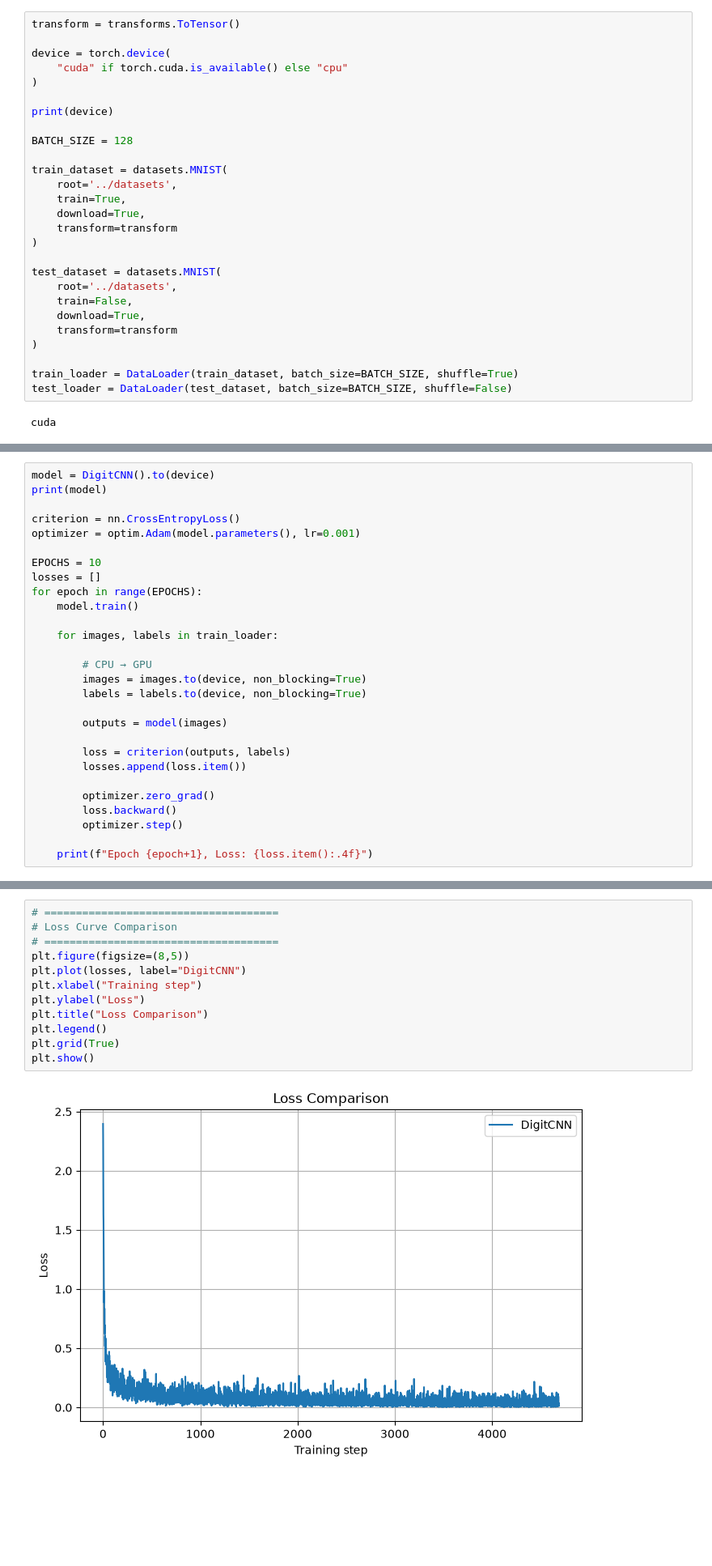
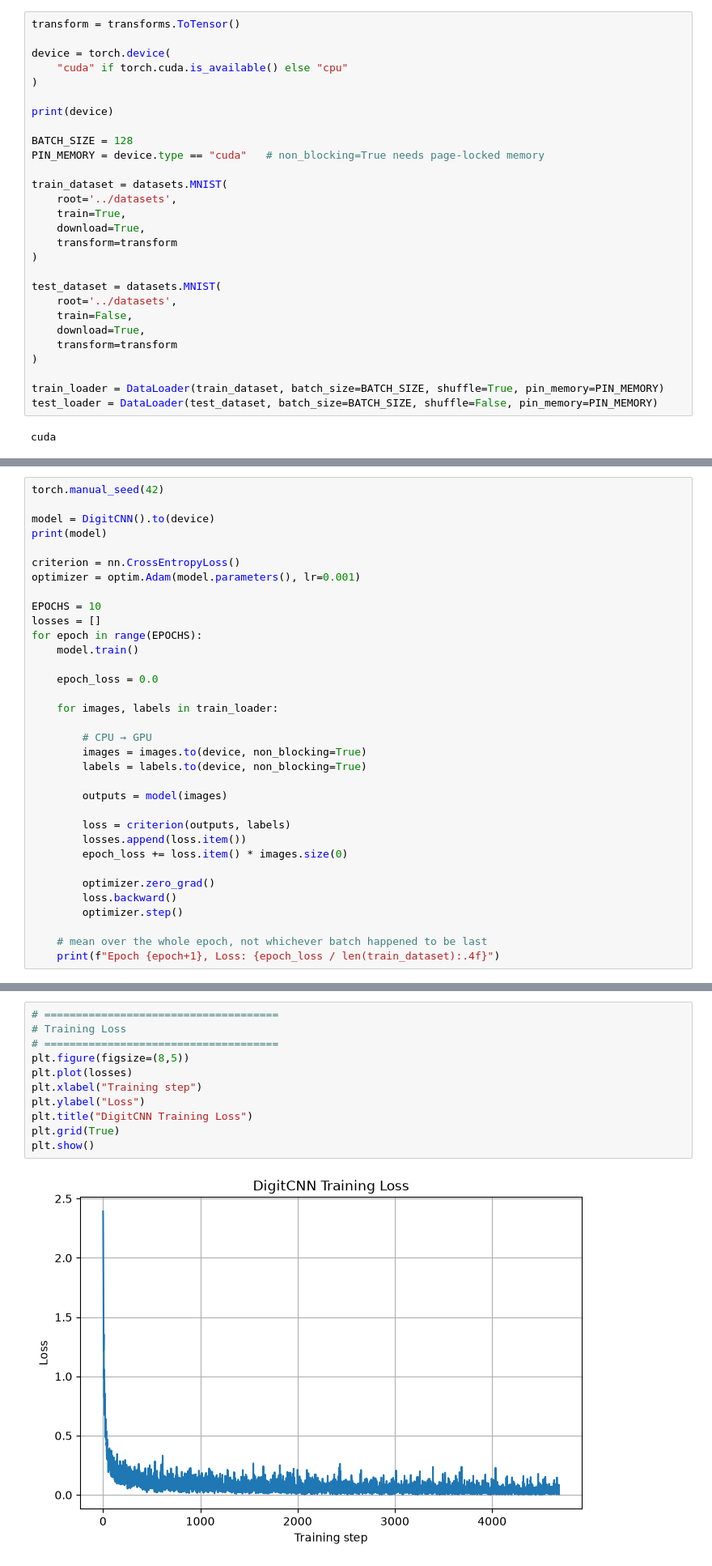
Before and after one commit to Rajavn6789/ml_learning, a Jupyter notebook: notebooks/examples/cnn_digit_classification.ipynb, the cells around one changed output, grey strips where cells are left out. Shown at 81% size. Saved outputs shown, nothing was run; the diff lists cells and outputs as text; blank space fills up the shorter version.

Commit message:
Improve cnn_digit_classification.ipynb

```diff
--- a/notebooks/examples/cnn_digit_classification.ipynb
+++ b/notebooks/examples/cnn_digit_classification.ipynb
@@ -15,6 +15,7 @@ device = torch.device(
 print(device)
 
 BATCH_SIZE = 128
+PIN_MEMORY = device.type == "cuda"   # non_blocking=True needs page-locked memory
 
 train_dataset = datasets.MNIST(
     root='../datasets',
@@ -30,8 +31,8 @@ test_dataset = datasets.MNIST(
     transform=transform
 )
 
-train_loader = DataLoader(train_dataset, batch_size=BATCH_SIZE, shuffle=True)
-test_loader = DataLoader(test_dataset, batch_size=BATCH_SIZE, shuffle=False)
+train_loader = DataLoader(train_dataset, batch_size=BATCH_SIZE, shuffle=True, pin_memory=PIN_MEMORY)
+test_loader = DataLoader(test_dataset, batch_size=BATCH_SIZE, shuffle=False, pin_memory=PIN_MEMORY)
 # %% [output]
 cuda
 # %%
@@ -56,6 +57,8 @@ class DigitCNN(nn.Module):
     def forward(self, x):
         return self.network(x)
 # %%
+torch.manual_seed(42)
+
 model = DigitCNN().to(device)
 print(model)
 
@@ -67,6 +70,8 @@ losses = []
 for epoch in range(EPOCHS):
     model.train()
 
+    epoch_loss = 0.0
+
     for images, labels in train_loader:
 
         # CPU → GPU
@@ -77,12 +82,14 @@ for epoch in range(EPOCHS):
 
         loss = criterion(outputs, labels)
         losses.append(loss.item())
+        epoch_loss += loss.item() * images.size(0)
 
         optimizer.zero_grad()
         loss.backward()
         optimizer.step()
 
-    print(f"Epoch {epoch+1}, Loss: {loss.item():.4f}")
+    # mean over the whole epoch, not whichever batch happened to be last
+    print(f"Epoch {epoch+1}, Loss: {epoch_loss / len(train_dataset):.4f}")
 # %% [output]
 DigitCNN(
   (network): Sequential(
@@ -104,15 +111,14 @@ Epoch 10, Loss: 0.0336
 # %%
 # =====================================
-# Loss Curve Comparison
+# Training Loss
 # =====================================
 plt.figure(figsize=(8,5))
-plt.plot(losses, label="DigitCNN")
+plt.plot(losses)
 plt.xlabel("Training step")
 plt.ylabel("Loss")
-plt.title("Loss Comparison")
-plt.legend()
+plt.title("DigitCNN Training Loss")
 plt.grid(True)
 plt.show()
 # %% [output]
-[figure, old version]
+[figure, new version]
 # %%
```
Also changed, not shown: parts of 2 cells of this notebook, 1 other file.
